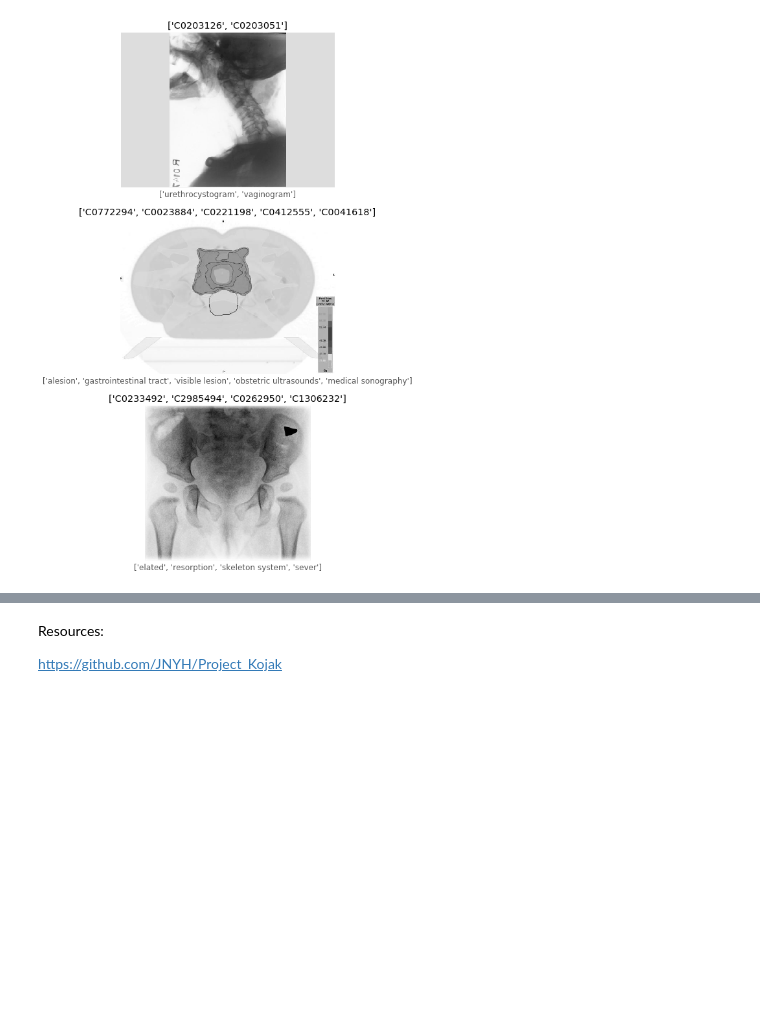
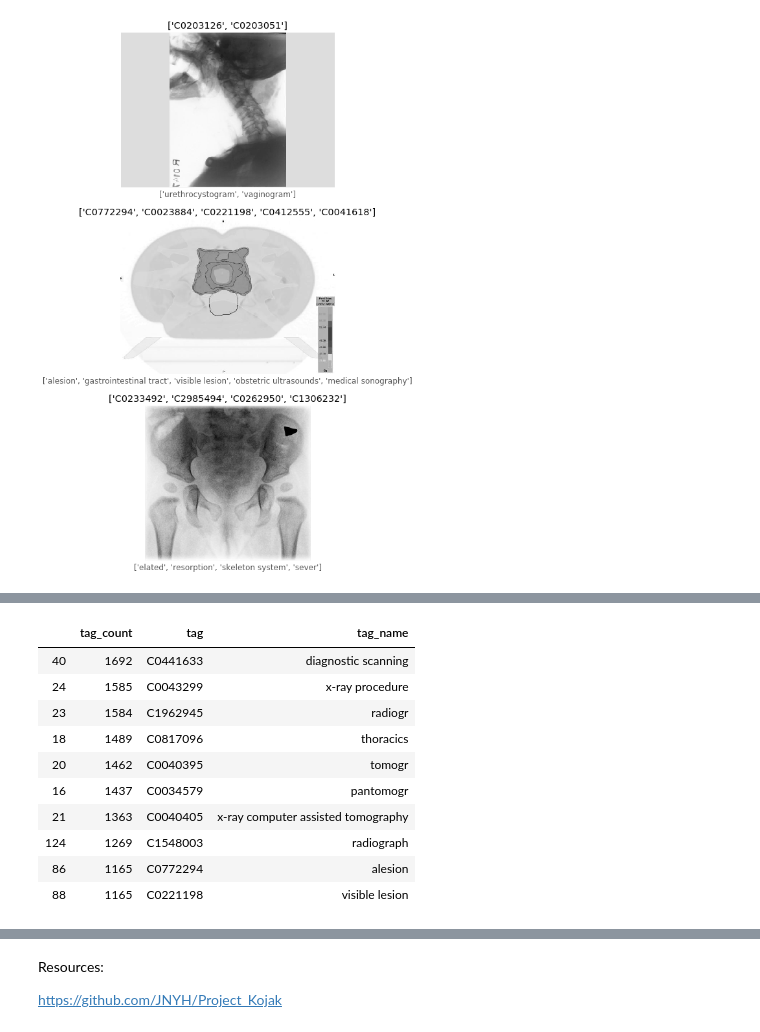
Before and after one commit to ionpetro/ImageCLEF-Medical-Caption-Task-2019, a Jupyter notebook: Image Classifier.ipynb, the cells around one changed output, grey strips where cells are left out. Saved outputs shown, nothing was run; the diff lists cells and outputs as text; code cells hidden in the pictures; blank space fills up the shorter version.

```diff
--- a/Image Classifier.ipynb
+++ b/Image Classifier.ipynb
@@ -203,2 +215,16 @@ train_tagframe
+# %%
+tag_df[:10]
+# %% [output]
+|  | tag_count | tag | tag_name |
+| 40 | 1692 | C0441633 | diagnostic scanning |
+| 24 | 1585 | C0043299 | x-ray procedure |
+| 23 | 1584 | C1962945 | radiogr |
+| 18 | 1489 | C0817096 | thoracics |
+| 20 | 1462 | C0040395 | tomogr |
+| 16 | 1437 | C0034579 | pantomogr |
+| 21 | 1363 | C0040405 | x-ray computer assisted tomography |
+| 124 | 1269 | C1548003 | radiograph |
+| 86 | 1165 | C0772294 | alesion |
+| 88 | 1165 | C0221198 | visible lesion |
 # %%
 tags
```
Also changed, not shown: parts of 34 cells of this notebook.
